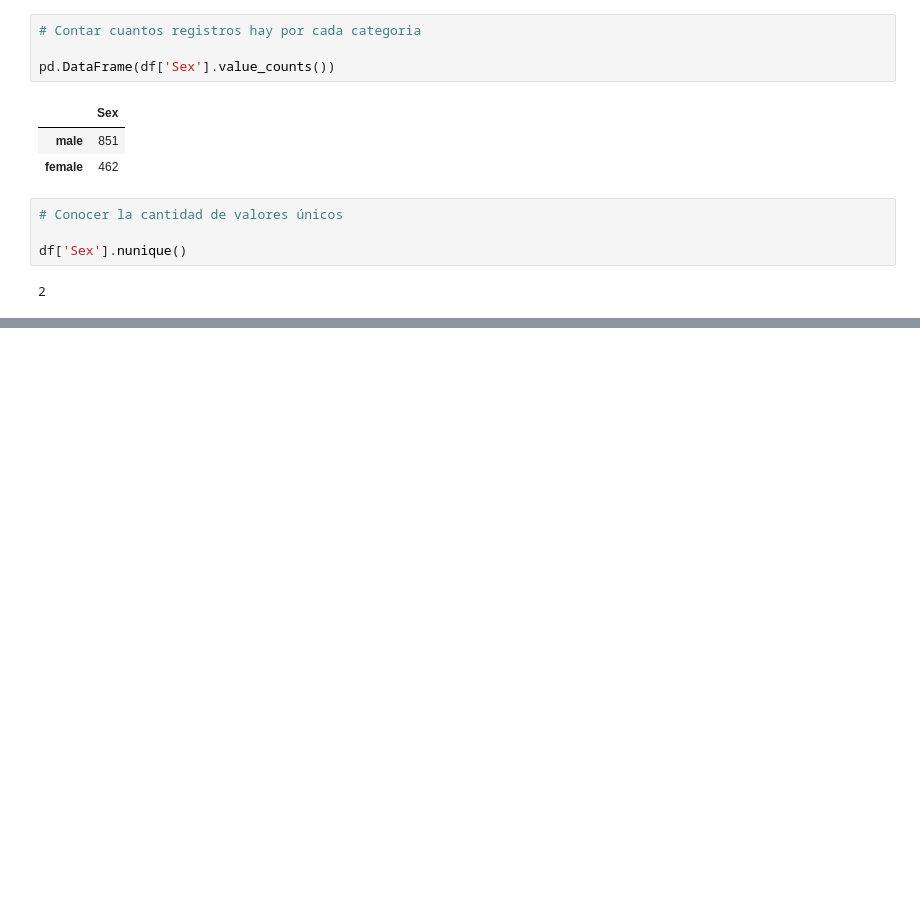
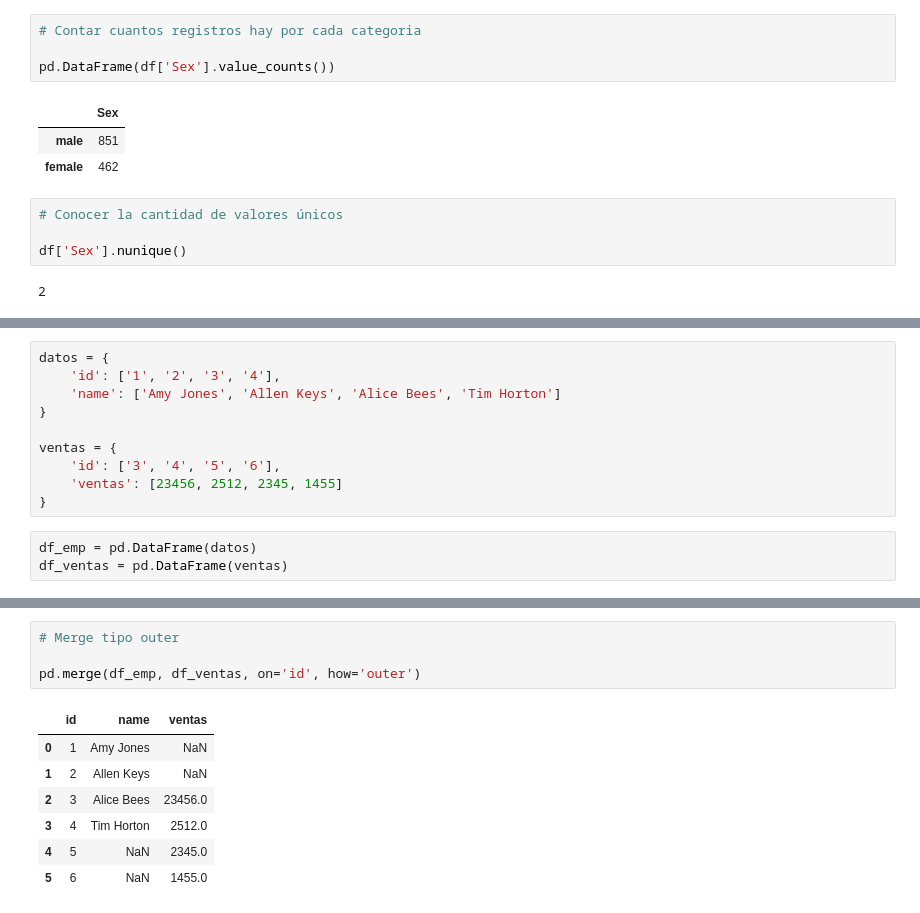
Before and after one commit to JuanFeA98/Machine_Learning, a Jupyter notebook: 03. Limpieza de Datos.ipynb, the cells around one changed output, grey strips where cells are left out. Cells and saved outputs as stored; diff of their text form; blank space fills up the shorter version.

Commit message:
Limpieza de Datos III

```diff
--- a/03. Limpieza de Datos.ipynb
+++ b/03. Limpieza de Datos.ipynb
@@ -386,0 +495,13 @@ df.resample('W', label='left').count()
+# %%
+datos = {
+    'id': ['1', '2', '3', '4'],
+    'name': ['Amy Jones', 'Allen Keys', 'Alice Bees', 'Tim Horton']
+}
+
+ventas = {
+    'id': ['3', '4', '5', '6'],
+    'ventas': [23456, 2512, 2345, 1455]
+}
+# %%
+df_emp = pd.DataFrame(datos)
+df_ventas = pd.DataFrame(ventas)
@@ -386,0 +516,12 @@ df.resample('W', label='left').count()
+# %%
+# Merge tipo outer
+
+pd.merge(df_emp, df_ventas, on='id', how='outer')
+# %% [output]
+|  | id | name | ventas |
+| 0 | 1 | Amy Jones | NaN |
+| 1 | 2 | Allen Keys | NaN |
+| 2 | 3 | Alice Bees | 23456.0 |
+| 3 | 4 | Tim Horton | 2512.0 |
+| 4 | 5 | NaN | 2345.0 |
+| 5 | 6 | NaN | 1455.0 |
```
Also changed, not shown: parts of 61 cells of this notebook, 1 other file.
